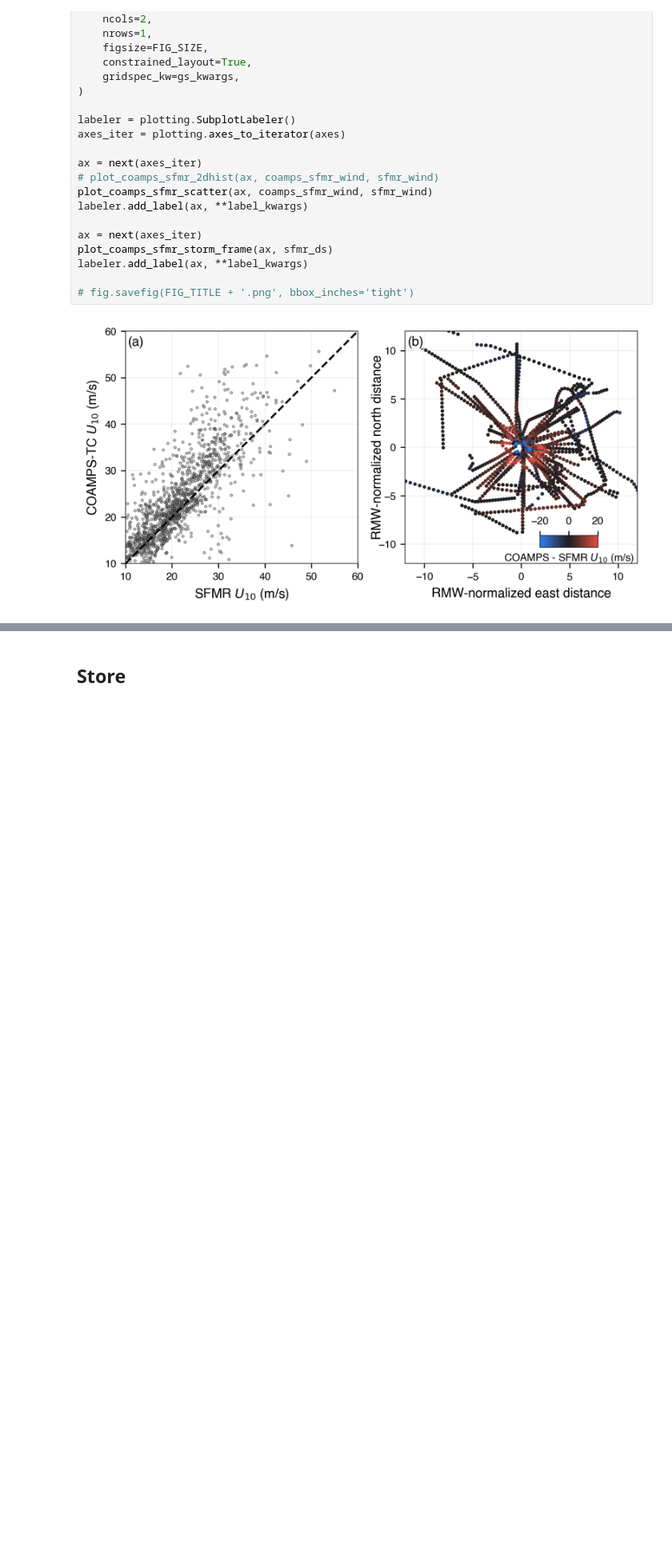
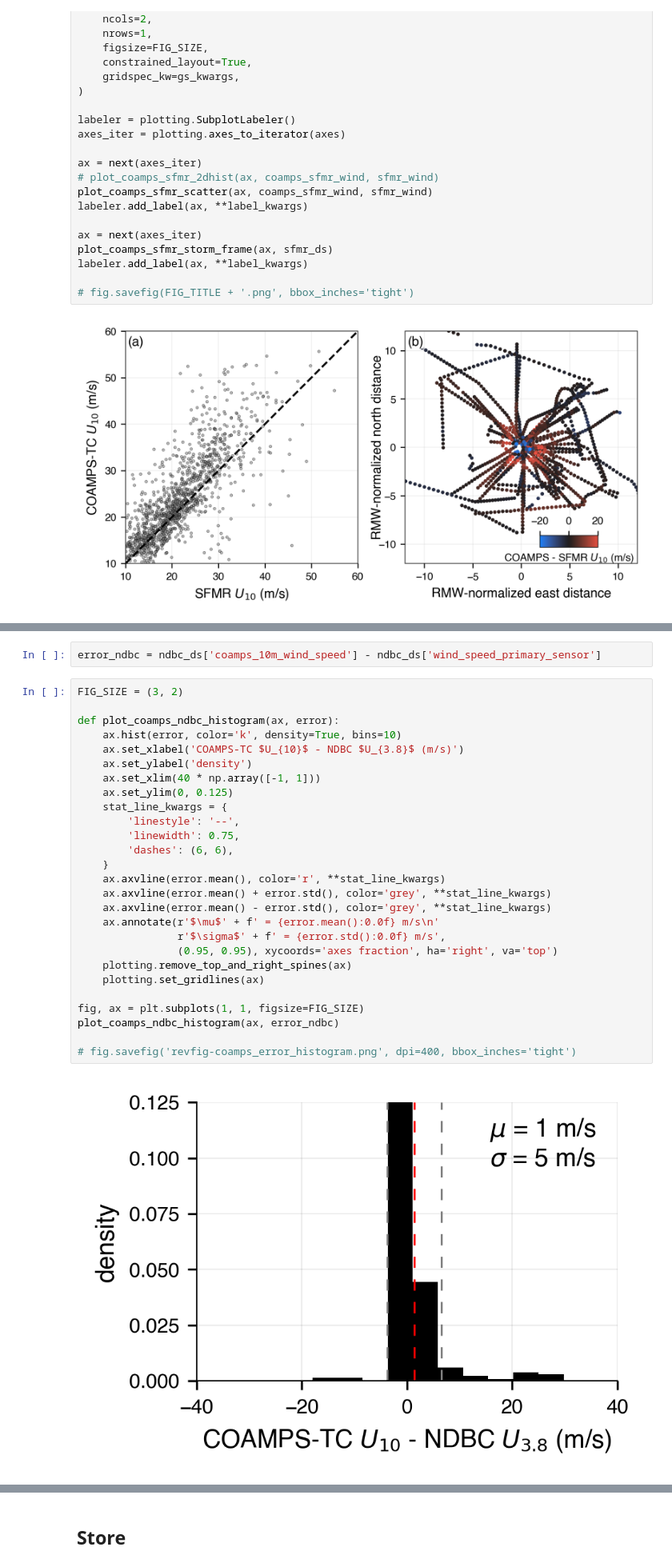
Before and after one commit to jacobrdavis/ocean-surface-wave-slopes-and-wind-wave-alignment, a Jupyter notebook: nb05-slope-primary-dependence.ipynb, the cells around one changed output, grey strips where cells are left out. Shown at 80% size. Drawn from its saved outputs; the diff is of its cells as text; blank space fills up the shorter version.

```diff
--- a/nb05-slope-primary-dependence.ipynb
+++ b/nb05-slope-primary-dependence.ipynb
@@ -807,0 +882,31 @@ labeler.add_label(ax, **label_kwargs)
+# %%
+error_ndbc = ndbc_ds['coamps_10m_wind_speed'] - ndbc_ds['wind_speed_primary_sensor']
+# %%
+FIG_SIZE = (3, 2)
+
+def plot_coamps_ndbc_histogram(ax, error):
+    ax.hist(error, color='k', density=True, bins=10)
+    ax.set_xlabel('COAMPS-TC $U_{10}$ - NDBC $U_{3.8}$ (m/s)')
+    ax.set_ylabel('density')
+    ax.set_xlim(40 * np.array([-1, 1]))
+    ax.set_ylim(0, 0.125)
+    stat_line_kwargs = {
+        'linestyle': '--',
+        'linewidth': 0.75,
+        'dashes': (6, 6),
+    }
+    ax.axvline(error.mean(), color='r', **stat_line_kwargs)
+    ax.axvline(error.mean() + error.std(), color='grey', **stat_line_kwargs)
+    ax.axvline(error.mean() - error.std(), color='grey', **stat_line_kwargs)
+    ax.annotate(r'$\mu$' + f' = {error.mean():0.0f} m/s\n'
+                r'$\sigma$' + f' = {error.std():0.0f} m/s',
+                (0.95, 0.95), xycoords='axes fraction', ha='right', va='top')
+    plotting.remove_top_and_right_spines(ax)
+    plotting.set_gridlines(ax)
+
+fig, ax = plt.subplots(1, 1, figsize=FIG_SIZE)
+plot_coamps_ndbc_histogram(ax, error_ndbc)
+
+# fig.savefig('revfig-coamps_error_histogram.png', dpi=400, bbox_inches='tight')
+# %% [output]
+[figure, added]
```
Also changed, not shown: parts of 7 cells of this notebook, 5 other files.
